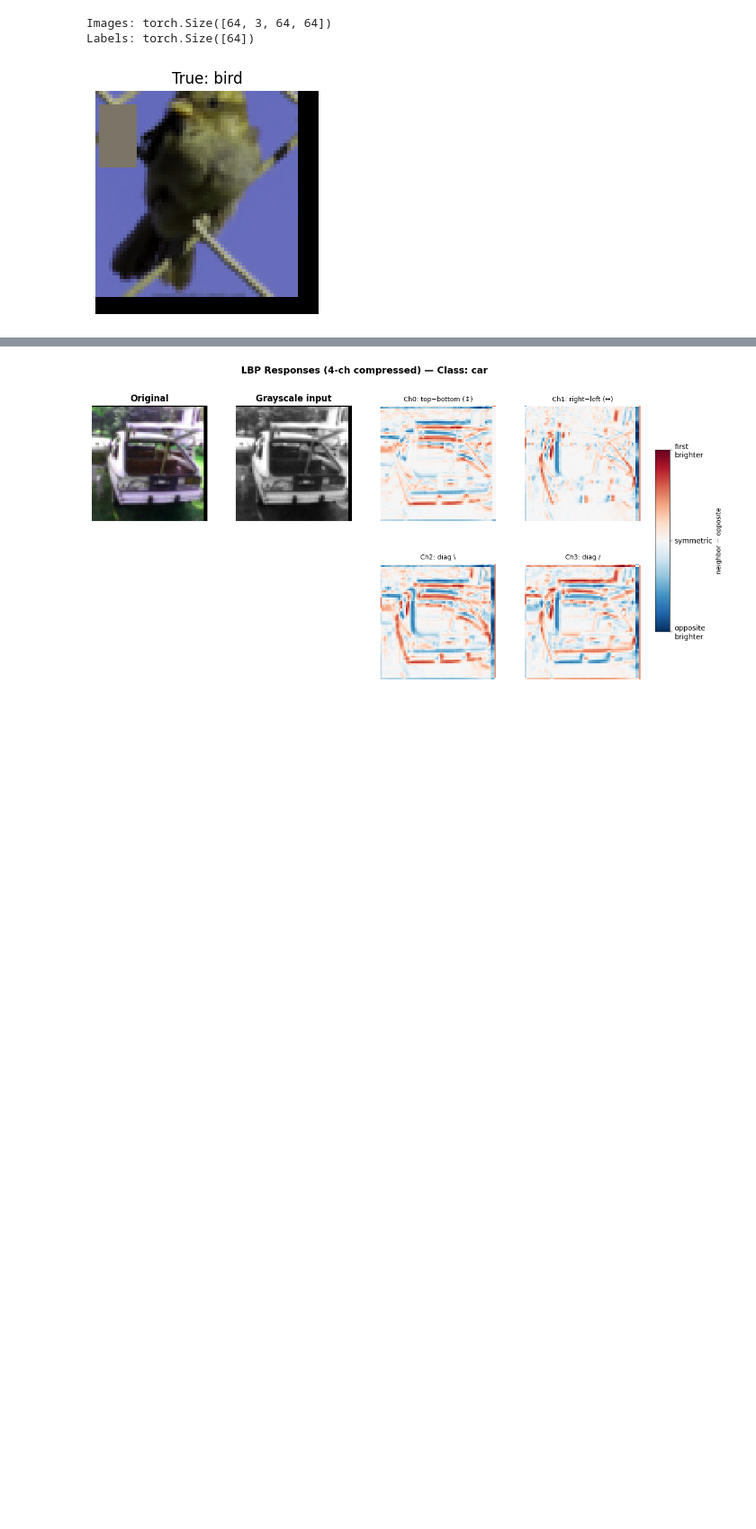
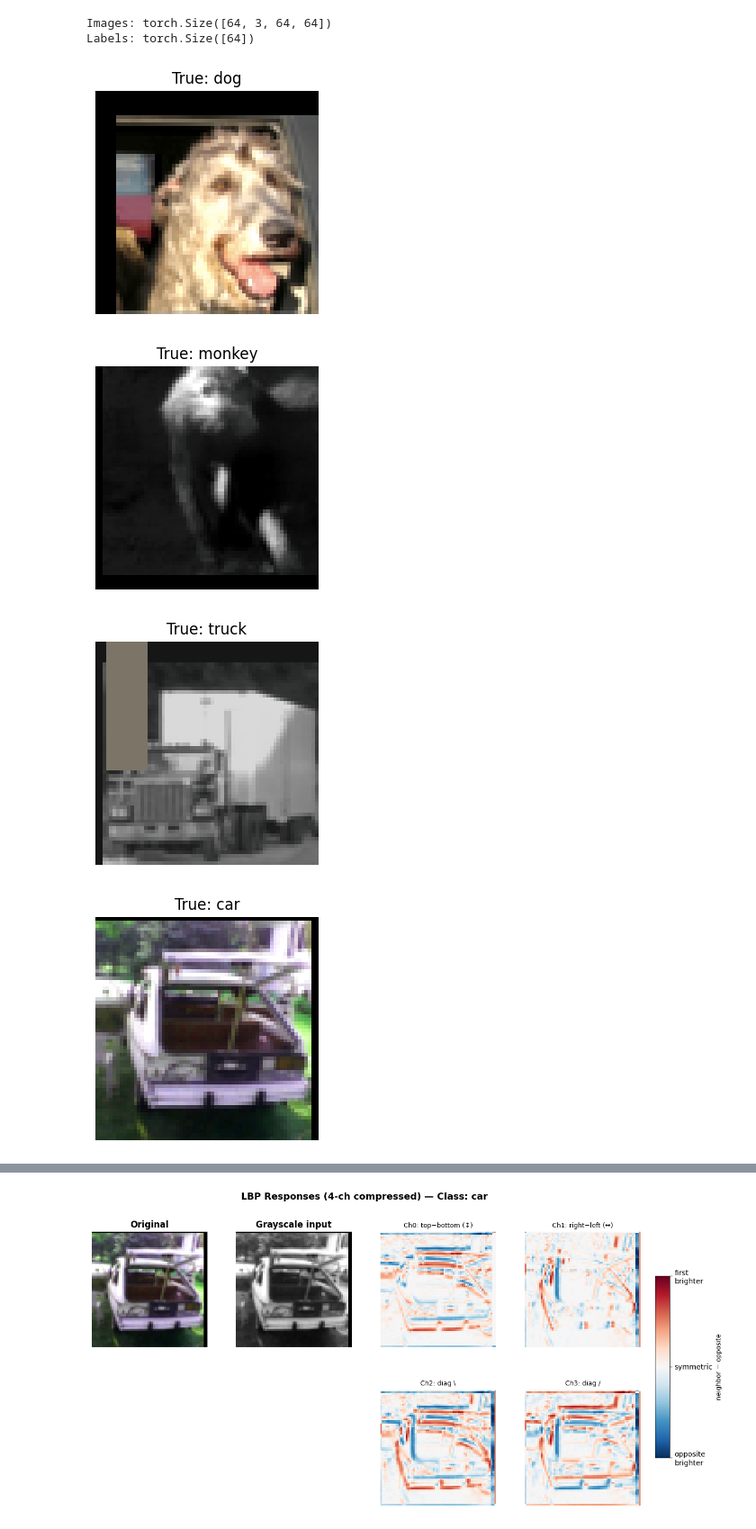
Before and after one commit to md-zohaib-official/HalkaNetv1, a Jupyter notebook: experiments/test_stl10.ipynb, the cells around one changed output, grey strips where cells are left out. Shown at 90% size. Drawn from its saved outputs; the diff is of its cells as text; code cells hidden in the pictures; blank space fills up the shorter version.

```diff
--- a/experiments/test_stl10.ipynb
+++ b/experiments/test_stl10.ipynb
@@ -67,15 +67,20 @@ Labels: torch.Size([64])
 # %%
 from utils import (
     show_img,
     show_wavelet_subbands,
     show_gabor_responses,
     show_log_responses,
     show_lbp_responses,
     show_dog_responses,
     apply_sobel_for_vis,
     show_img_grayscale,
 )
 
-show_img(images[5], labels[5], classes_str=class_names)
+
+for i in range(5):
+    show_img(images[i], labels[i], classes_str=class_names)
 # %% [output]
-[figure, old version]
+[figure, new version]
+[figure, added]
+[figure, added]
+[figure, added]
```
Also changed, not shown: parts of 3 cells of this notebook, 6 other files.
